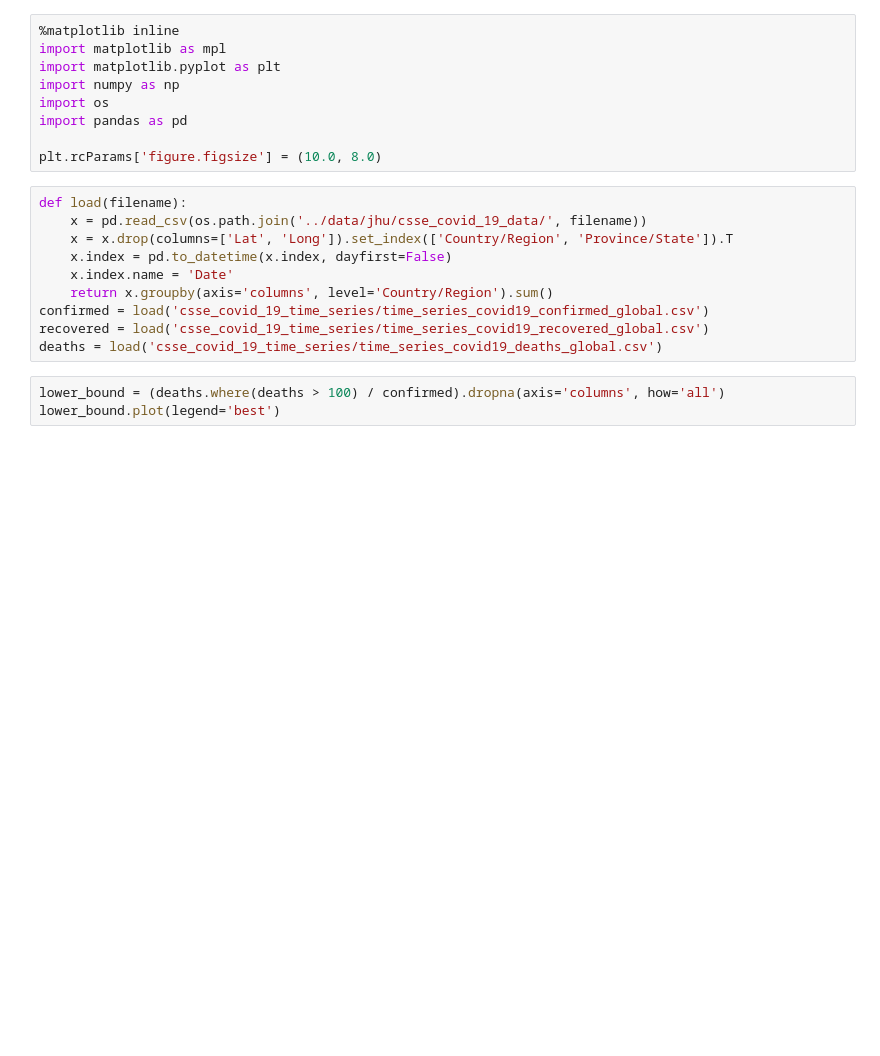
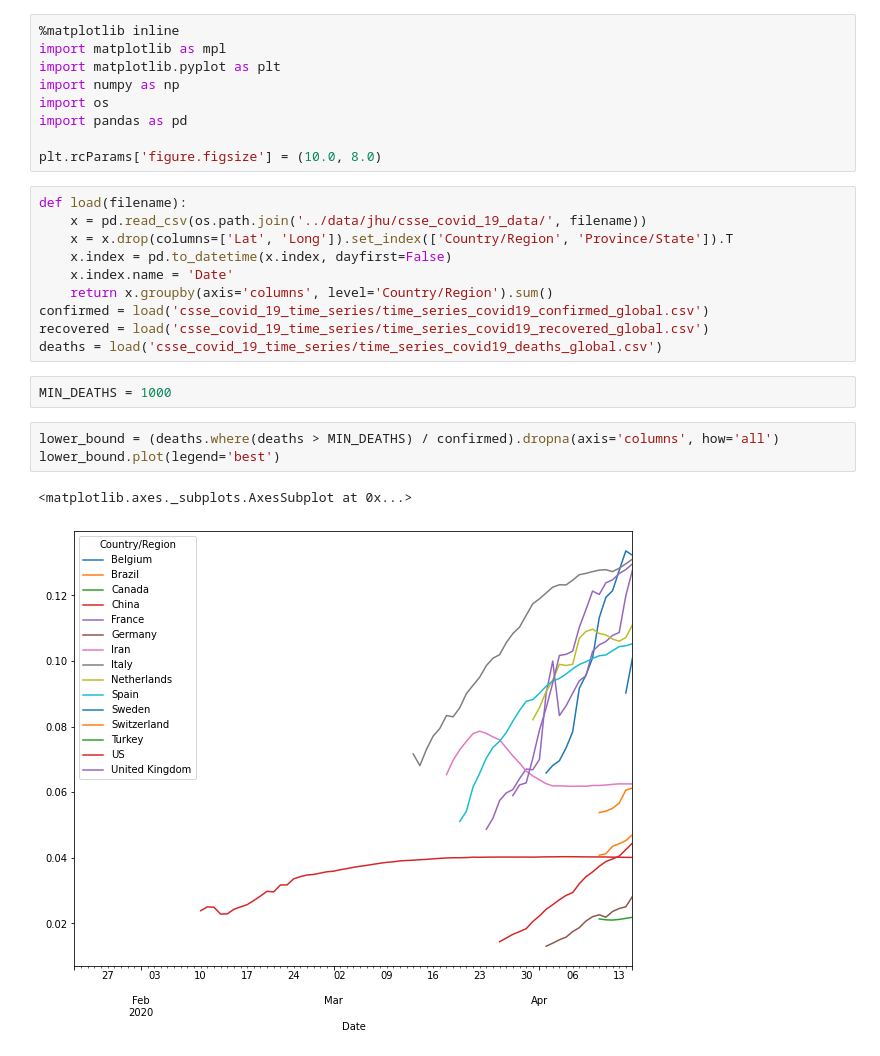
Before and after one commit to drakesiard/covid-19, a Jupyter notebook: notebooks/Mortality estimates.ipynb, the cells around one changed output. Saved outputs shown, nothing was run; the diff lists cells and outputs as text; blank space fills up the shorter version.

```diff
--- a/notebooks/Mortality estimates.ipynb
+++ b/notebooks/Mortality estimates.ipynb
@@ -17,7 +17,12 @@ def load(filename):
 confirmed = load('csse_covid_19_time_series/time_series_covid19_confirmed_global.csv')
 recovered = load('csse_covid_19_time_series/time_series_covid19_recovered_global.csv')
 deaths = load('csse_covid_19_time_series/time_series_covid19_deaths_global.csv')
+# %%
+MIN_DEATHS = 1000
 # %%
-lower_bound = (deaths.where(deaths > 100) / confirmed).dropna(axis='columns', how='all')
+lower_bound = (deaths.where(deaths > MIN_DEATHS) / confirmed).dropna(axis='columns', how='all')
 lower_bound.plot(legend='best')
+# %% [output]
+<matplotlib.axes._subplots.AxesSubplot at 0x...>
+[figure, added]
 # %%
```
Also changed, not shown: parts of 4 cells of this notebook.
